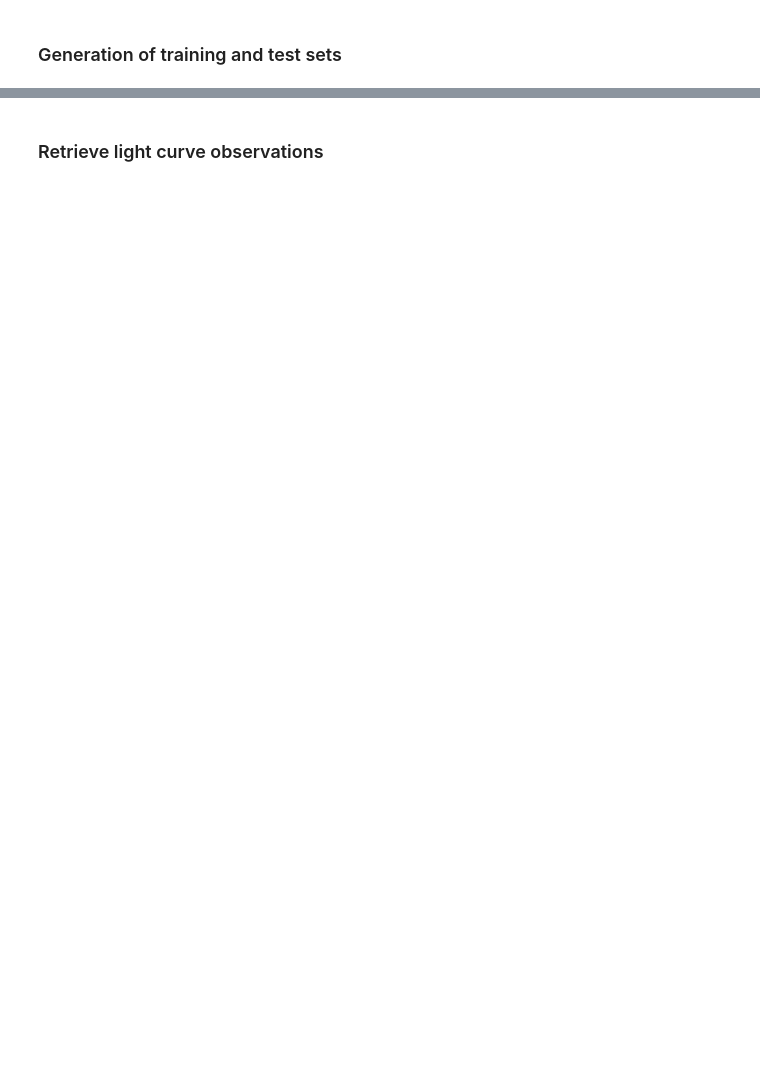
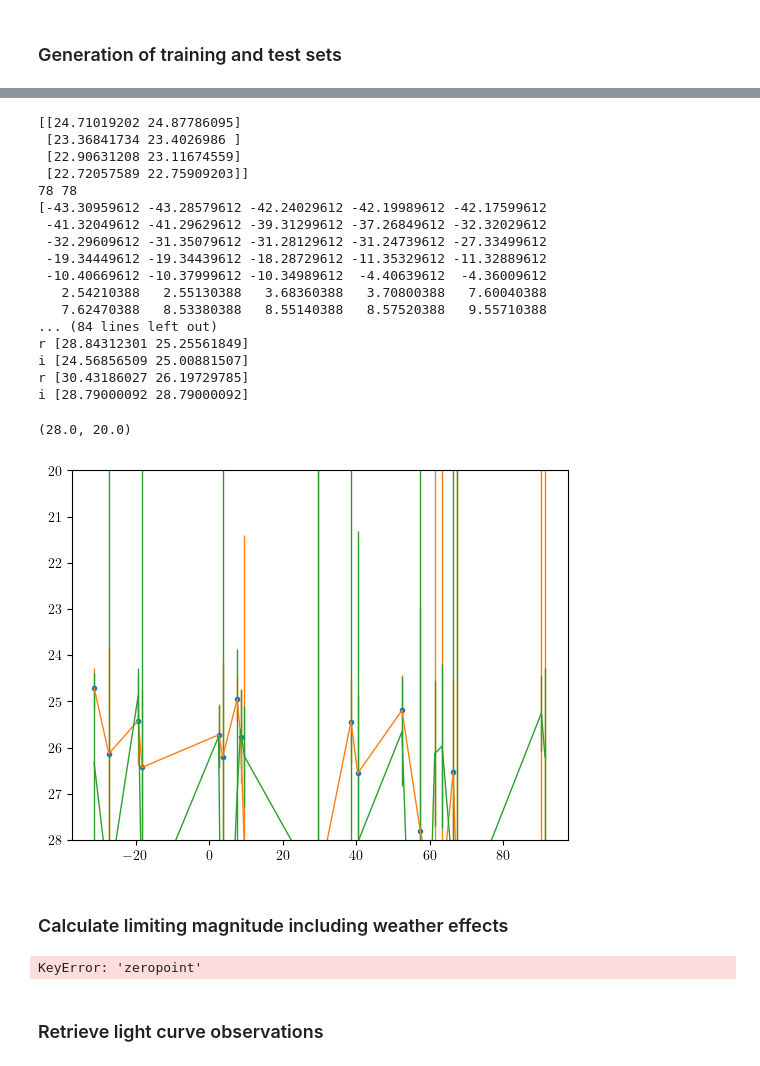
Before and after one commit to Nikki1510/lensed_supernova_simulator_tool, a Jupyter notebook: src/generate_data.ipynb, the cells around one changed output, grey strips where cells are left out. Drawn from its saved outputs; the diff is of its cells as text; code cells hidden in the pictures; blank space fills up the shorter version.

```diff
--- a/src/generate_data.ipynb
+++ b/src/generate_data.ipynb
@@ -115,0 +121,59 @@ Number of attempts:  1463
+# %%
+print(df['obs_peak'][0])
+
+print(len(df['obs_times'][0]), len(df['obs_mag'][0]))
+print(np.array(df['obs_times'][0]))
+indices = np.array(df['obs_bands'][0]) == 'r'
+
+print(df['obs_mag_error'][0])
+
+
+for i in range(len(df['obs_times'][0])):
+    print(df['obs_bands'][0][i], df['obs_mag'][0][i])
+
+plt.figure()
+plt.plot(np.array(df['obs_times'][0])[indices], np.array(df['obs_mag'][0])[:,0][indices], '.')
+plt.errorbar(np.array(df['obs_times'][0])[indices], np.array(df['obs_mag'][0])[:,0][indices],
+             yerr=np.array(df['obs_mag_error'][0])[:,0][indices], lw=1)
+plt.errorbar(np.array(df['obs_times'][0])[indices], np.array(df['obs_mag'][0])[:,1][indices],
+             yerr=np.array(df['obs_mag_error'][0])[:,1][indices], lw=1)
+
+plt.ylim(28, 20)
+# %% [output]
+[[24.71019202 24.87786095]
+ [23.36841734 23.4026986 ]
+ [22.90631208 23.11674559]
+ [22.72057589 22.75909203]]
+78 78
+[-43.30959612 -43.28579612 -42.24029612 -42.19989612 -42.17599612
+ -41.32049612 -41.29629612 -39.31299612 -37.26849612 -32.32029612
+ -32.29609612 -31.35079612 -31.28129612 -31.24739612 -27.33499612
+ -19.34449612 -19.34439612 -18.28729612 -11.35329612 -11.32889612
+ -10.40669612 -10.37999612 -10.34989612  -4.40639612  -4.36009612
+   2.54210388   2.55130388   3.68360388   3.70800388   7.60040388
+   7.62470388   8.53380388   8.55140388   8.57520388   9.55710388
+... (84 lines left out)
+r [28.84312301 25.25561849]
+i [24.56856509 25.00881507]
+r [30.43186027 26.19729785]
+i [28.79000092 28.79000092]
+(28.0, 20.0)
+[figure, added]
+# %% [markdown]
+### Calculate limiting magnitude including weather effects
+# %%
+import sncosmo
+
+index = 8
+zeropoint = df['zeropoint'][index]
+skysig = np.array(df['skysig'][index])
+mag_im = df['brightness_im'][index]
+mag_im = mag_im[:len(zeropoint)]
+bands = np.array(df['obs_bands'][index])
+
+ab = sncosmo.get_magsystem('ab')
+zpfluxes = np.array([ab.zpbandflux('lsst' + b) for b in bands])
+
+print(bands)
+# %% [output]
+KeyError: 'zeropoint'
```
Also changed, not shown: parts of 12 cells of this notebook, 3 other files.
